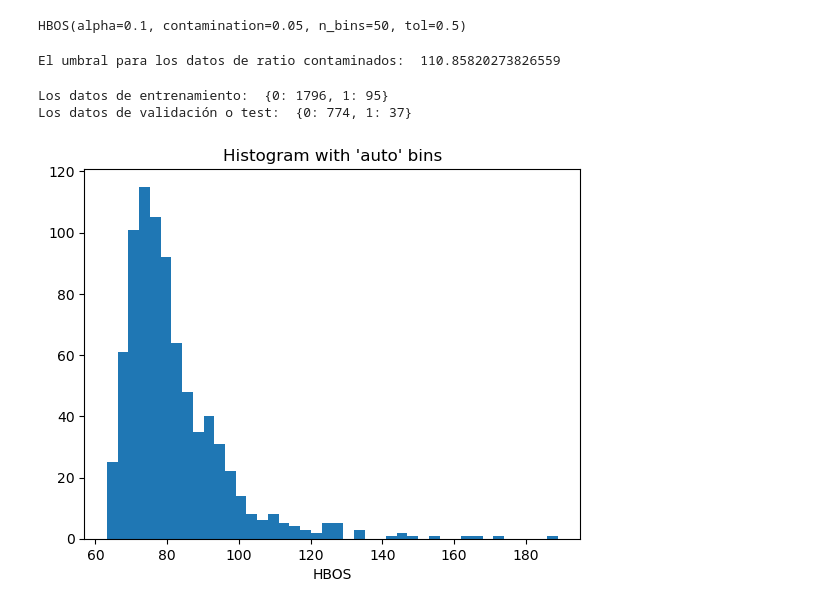
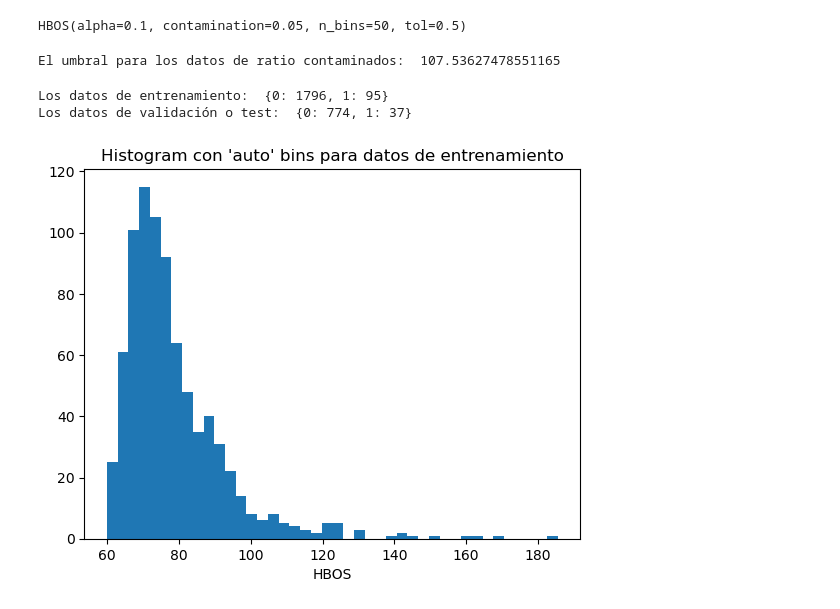
Before and after one commit to Ingenieco/dane, a Jupyter notebook: HBOS_emicron.ipynb, the cells around one changed output. Saved outputs shown, nothing was run; the diff lists cells and outputs as text; code cells hidden in the pictures.

```diff
--- a/HBOS_emicron.ipynb
+++ b/HBOS_emicron.ipynb
@@ -26,6 +32,9 @@ Index([], dtype='object')
+# %%
+# Se establece como índice del dataframe al identificador. Esto para identificar el código de los anómalos al final del proceso.
+emicron.set_index('id', inplace = True)
 # %%
 # Eliminando las columnas que no se tienen en cuenta en el modelo (valores nulos e identificadores)
-emicron.drop(['id', 'mes_ref', 'directorio', 'secuencia_p', 'secuencia_encuesta', 'p3095', 'p3096', 'p3055', 'p3097', 'p3056_d', 'p3057_d', 'p3092', 'p3093', 'p4017', 'p4018', 'p4031', 'p4032'], axis = 1, inplace = True)
+emicron.drop(['mes_ref', 'directorio', 'secuencia_p', 'secuencia_encuesta', 'p3095', 'p3096', 'p3055', 'p3097', 'p3056_d', 'p3057_d', 'p3092', 'p3093', 'p4017', 'p4018', 'p4031', 'p4032'], axis = 1, inplace = True)
 # %%
 emicron.dtypes
 # %% [output]
@@ -107,7 +113,7 @@ HBOS(alpha=0.1, contamination=0.05, n_bins=50, tol=0.5)
 # %%
 print("El umbral para los datos de ratio contaminados: ", hbos.threshold_)
 # %% [output]
-El umbral para los datos de ratio contaminados:  110.85820273826559
+El umbral para los datos de ratio contaminados:  107.53627478551165
 # %%
 # Creando las puntuaciones para los datos de entrenamiento y prediciendo cuando una instancia es atípica o no
 # la función predict compara la puntuación de los datos atípicoscon el umbral. Si la puntuación de un atípico es mayor al umbral, la función asigna 1, o en caso contrario , 0
@@ -134,8 +140,8 @@ Los datos de entrenamiento:  {0: 1796, 1: 95}
 Los datos de validación o test:  {0: 774, 1: 37}
 # %%
 plt.hist(Y_test_scores, bins = 'auto')
-plt.title("Histogram with 'auto' bins")
+plt.title("Histogram con 'auto' bins para datos de entrenamiento")
 plt.xlabel('HBOS')
 plt.show()
 # %% [output]
-[figure, old version]
+[figure, new version]
```
Also changed, not shown: parts of 22 cells of this notebook, 3 other files.
